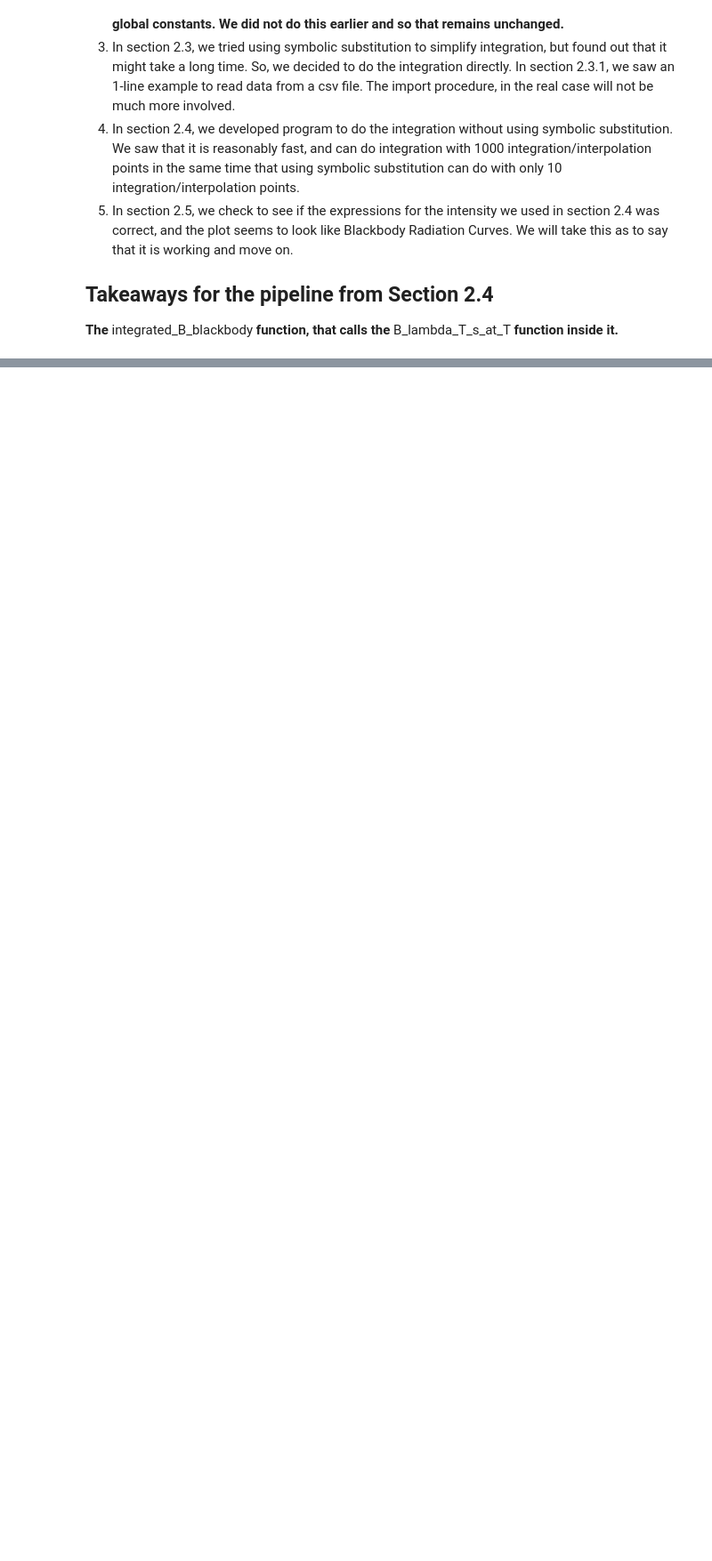
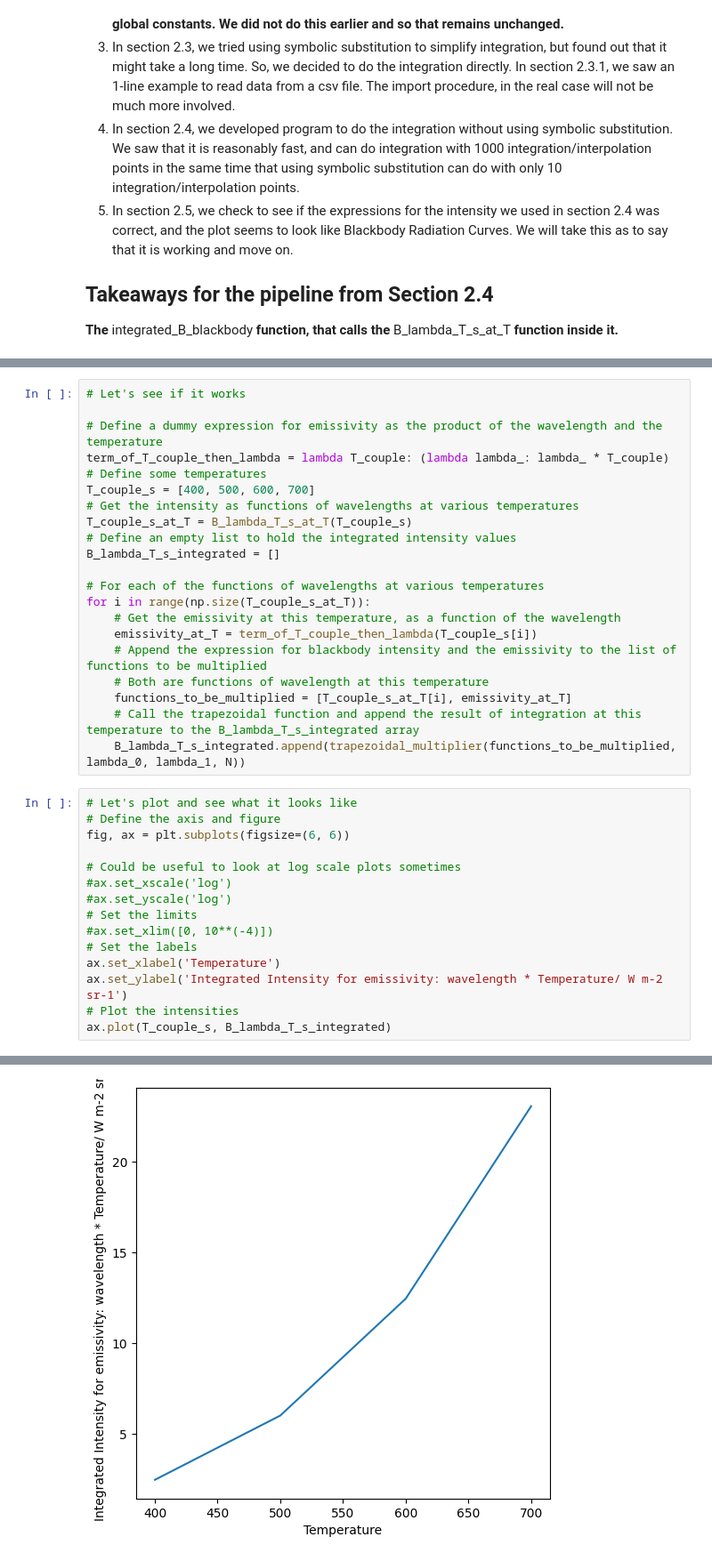
Before and after one commit to KaushalTimilsina/ResearchProject, a Jupyter notebook: Integration.ipynb, the cells around one changed output, grey strips where cells are left out. Shown: that part at 89% size. Drawn from its saved outputs; the diff is of its cells as text; blank space fills up the shorter version.

Commit message:
Worked on Section 4.1 integration for non black body using emissivity

```diff
--- a/Integration.ipynb
+++ b/Integration.ipynb
@@ -796,0 +862,37 @@ plt.show()
+# %%
+# Let's see if it works
+
+# Define a dummy expression for emissivity as the product of the wavelength and the temperature
+term_of_T_couple_then_lambda = lambda T_couple: (lambda lambda_: lambda_ * T_couple)
+# Define some temperatures
+T_couple_s = [400, 500, 600, 700]
+# Get the intensity as functions of wavelengths at various temperatures
+T_couple_s_at_T = B_lambda_T_s_at_T(T_couple_s)
+# Define an empty list to hold the integrated intensity values
+B_lambda_T_s_integrated = []
+
+# For each of the functions of wavelengths at various temperatures
+for i in range(np.size(T_couple_s_at_T)):
+    # Get the emissivity at this temperature, as a function of the wavelength
+    emissivity_at_T = term_of_T_couple_then_lambda(T_couple_s[i])
+    # Append the expression for blackbody intensity and the emissivity to the list of functions to be multiplied
+    # Both are functions of wavelength at this temperature
+    functions_to_be_multiplied = [T_couple_s_at_T[i], emissivity_at_T]
+    # Call the trapezoidal function and append the result of integration at this temperature to the B_lambda_T_s_integrated array
+    B_lambda_T_s_integrated.append(trapezoidal_multiplier(functions_to_be_multiplied, lambda_0, lambda_1, N))
+# %%
+# Let's plot and see what it looks like
+# Define the axis and figure
+fig, ax = plt.subplots(figsize=(6, 6))
+
+# Could be useful to look at log scale plots sometimes
+#ax.set_xscale('log')
+#ax.set_yscale('log')
+# Set the limits
+#ax.set_xlim([0, 10**(-4)])
+# Set the labels
+ax.set_xlabel('Temperature')
+ax.set_ylabel('Integrated Intensity for emissivity: wavelength * Temperature/ W m-2 sr-1')
+# Plot the intensities
+ax.plot(T_couple_s, B_lambda_T_s_integrated)
+# %% [output]
@@ -796,0 +900 @@ plt.show()
+[figure, added]
```
Also changed, not shown: parts of 24 cells of this notebook.
